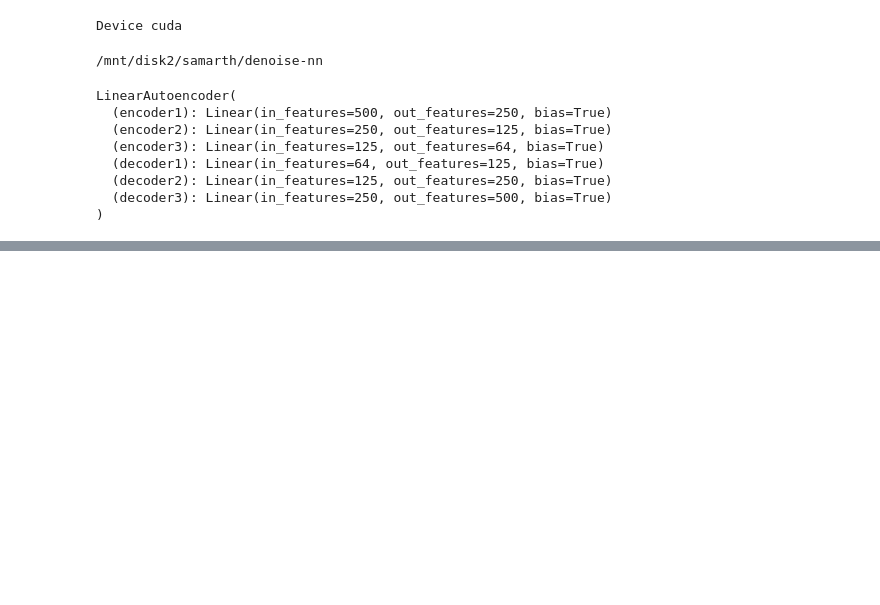
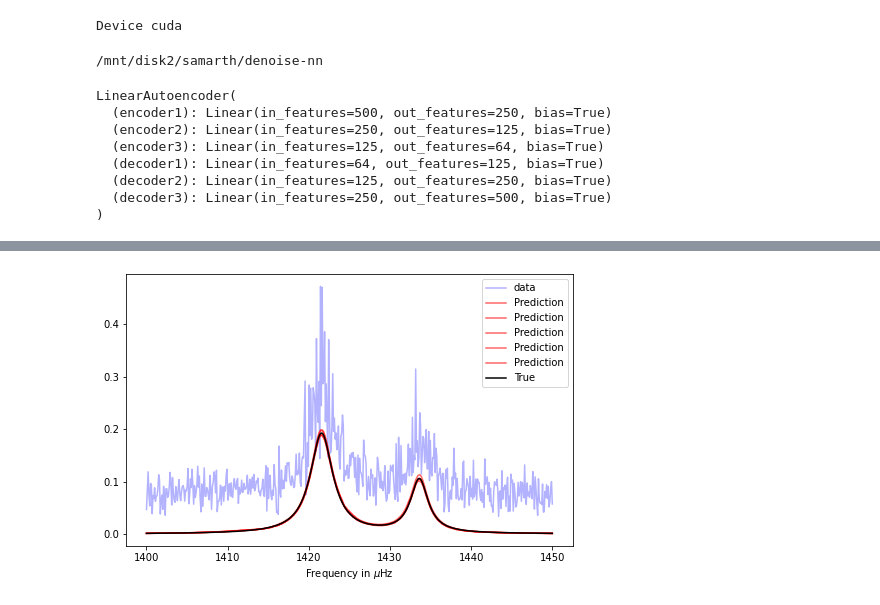
Before and after one commit to samarth-kashyap/denoise-nn, a Jupyter notebook: notebooks/linear-spectral-autoencoder.ipynb, the cells around one changed output, grey strips where cells are left out. Saved outputs shown, nothing was run; the diff lists cells and outputs as text; code cells hidden in the pictures; blank space fills up the shorter version.

```diff
--- a/notebooks/linear-spectral-autoencoder.ipynb
+++ b/notebooks/linear-spectral-autoencoder.ipynb
@@ -211,10 +234,17 @@ plt.show()
 # %%
-torch.save(model.state_dict(), 'train-set/model-05.09.2022-16.40.pth')
+import os
+os.system('ls train-set/metadata*.pkl > pkl_name')
+with open('pkl_name', 'r') as f:
+    metadata_file = f.read().splitlines()
+fsuffix = metadata_file[0].split('/')[-1][9:-4]
+os.system('rm pkl_name')
+
+torch.save(model.state_dict(), f'train-set/model-{fsuffix}.pth')
 
 # saved model can be loaded using
 # encoding_dim = 32
 # model = LinearAutoencoder(encoding_dim)
-# model.load_state_dict(torch.load('train-set/model-05.09.2022-16.40.pth'))
+# model.load_state_dict(torch.load(f'train-set/model-{fsuffix}.pth'))
 # %%
 models = []
 for i in range(5):
@@ -226,0 +255,20 @@ FileNotFoundError: [Errno 2] No such file or directory: 'train-set/model-15-06.0
+# %%
+for i in range(20):
+    a, b = diter.next()
+
+nnops = []
+for i in range(5):
+    nnop = models[i](a[0][10].to(device))
+    nnops.append(nnop)
+
+freq = np.linspace(1400, 1450, 500)
+plt.figure(figsize=(8, 5))
+plt.plot(freq, a[0][10], 'b', alpha=0.3, label='data')
+for i in range(5):
+    plt.plot(freq, nnops[i].cpu().detach(), 'r', alpha=0.6, label='Prediction')
+plt.plot(freq, b[0][10], 'k', label='True')
+plt.xlabel('Frequency in $\mu$Hz')
+plt.legend()
+plt.show()
+# %% [output]
+[figure, added]
```
Also changed, not shown: parts of 5 cells of this notebook, 1 other file.
